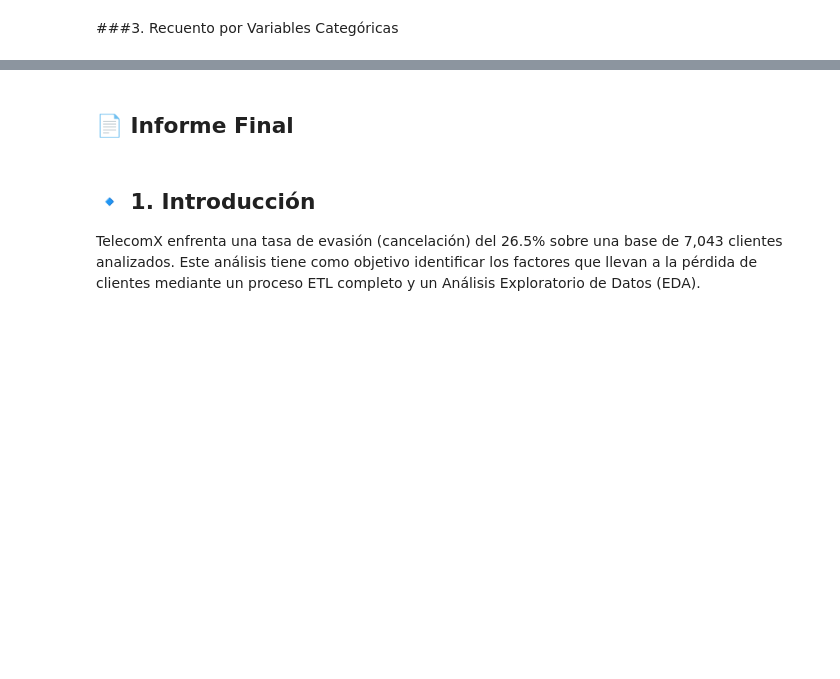
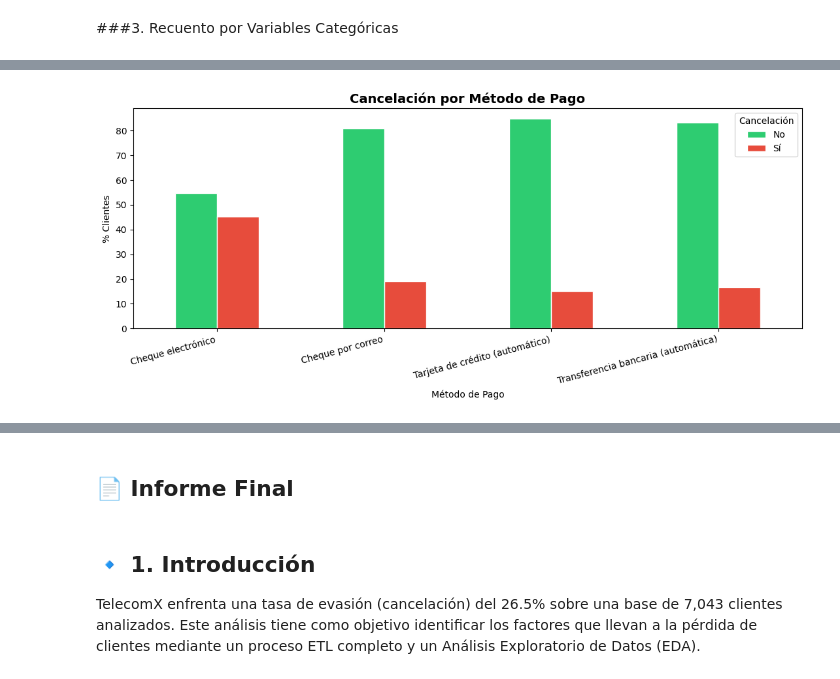
Before and after one commit to JeaLPaHu/telecomx-churn-analysis, a Jupyter notebook: TelecomX_LATAM.ipynb, the cells around one changed output, grey strips where cells are left out. Drawn from its saved outputs; the diff is of its cells as text; code cells hidden in the pictures; blank space fills up the shorter version.

```diff
--- a/TelecomX_LATAM.ipynb
+++ b/TelecomX_LATAM.ipynb
@@ -244,0 +259,19 @@ fig.show()
+# %%
+fig, ax = plt.subplots(figsize=(11, 5))
+
+ct = pd.crosstab(df['metodo_pago'], df['cancelacion'], normalize='index') * 100
+ct[['No', 'Sí']].plot(kind='bar', ax=ax,
+                       color=[COLORS['No'], COLORS['Sí']],
+                       edgecolor='white', width=0.5)
+
+ax.set_title('Cancelación por Método de Pago', fontsize=14, fontweight='bold')
+ax.set_xlabel('Método de Pago')
+ax.set_ylabel('% Clientes')
+ax.set_xticklabels(ax.get_xticklabels(), rotation=15, ha='right')
+ax.legend(title='Cancelación')
+
+plt.tight_layout()
+fig.savefig('/content/churn_by_payment.png', transparent=False, dpi=300, bbox_inches='tight')
+plt.show()
+# %% [output]
+[figure, added]
```
Also changed, not shown: parts of 9 cells of this notebook.
